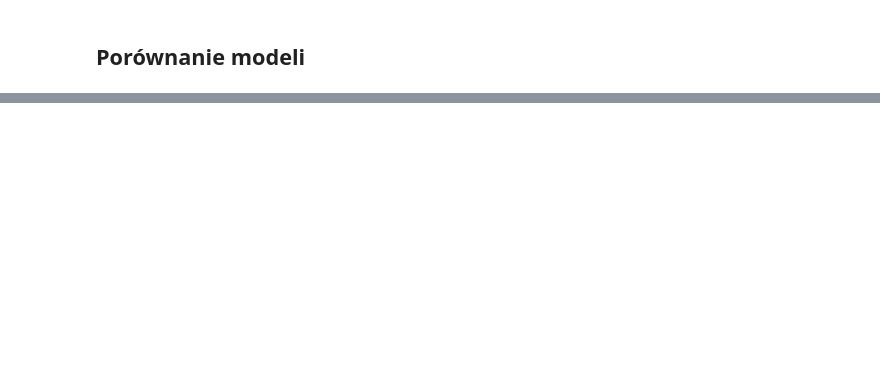
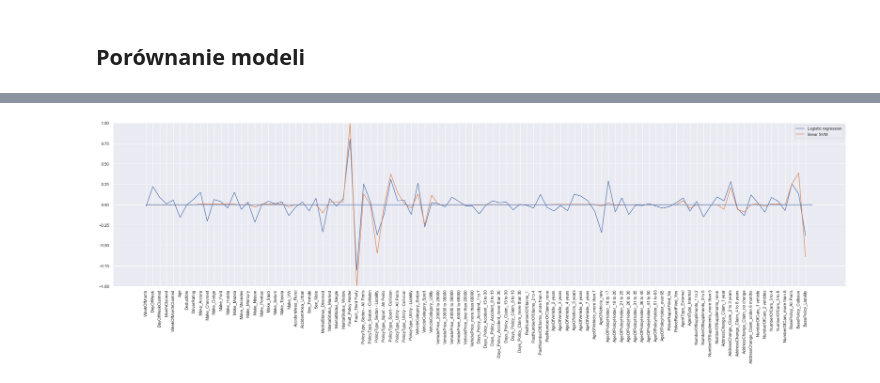
Before and after one commit to j-piasecki/psi_projekt, a Jupyter notebook: projekt.ipynb, the cells around one changed output, grey strips where cells are left out. Cells and saved outputs as stored; diff of their text form; code cells hidden in the pictures; blank space fills up the shorter version.

```diff
--- a/projekt.ipynb
+++ b/projekt.ipynb
@@ -849,0 +878,11 @@ df
+# %%
+plt.figure(figsize=(35, 8))
+plt.plot(logistic_regression.best_estimator_.named_steps['classifier'].coef_.T, label='Logistic regression')
+plt.plot(svm_linear.best_estimator_.named_steps['classifier'].coef_.T, label='linear SVM')
+plt.xticks(range(X_train.shape[1]), list(X_train.columns), rotation=90)
+plt.hlines(0, 0, X_train.shape[1])
+plt.ylim(-1, 1)
+plt.legend()
+plt.show()
+# %% [output]
+[figure, added]
```
Also changed, not shown: parts of 55 cells of this notebook.
